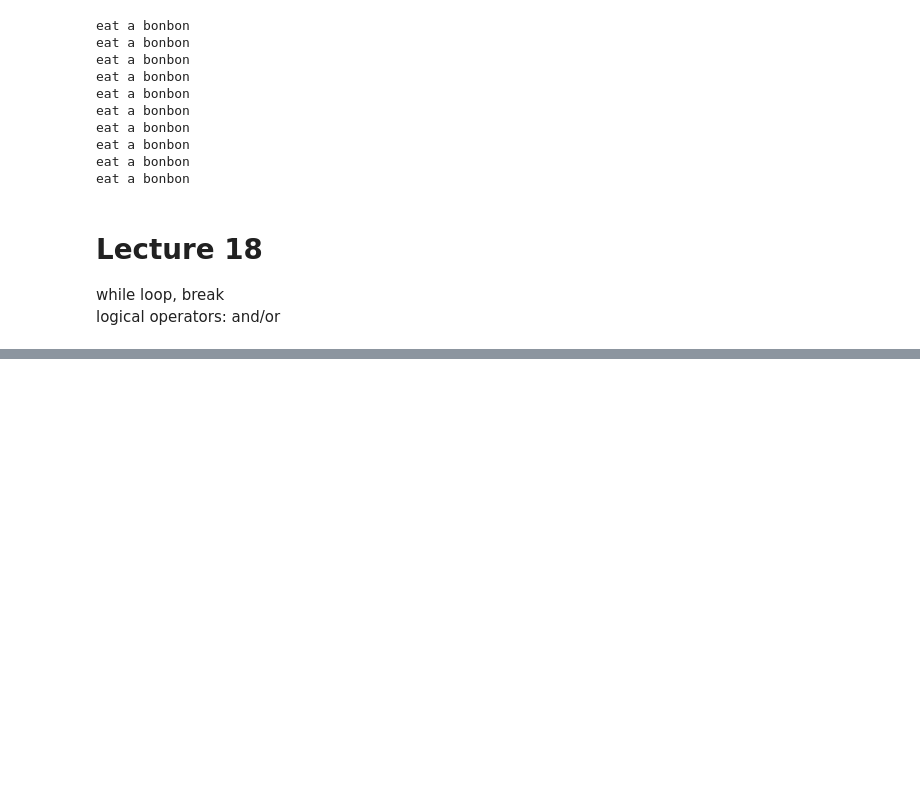
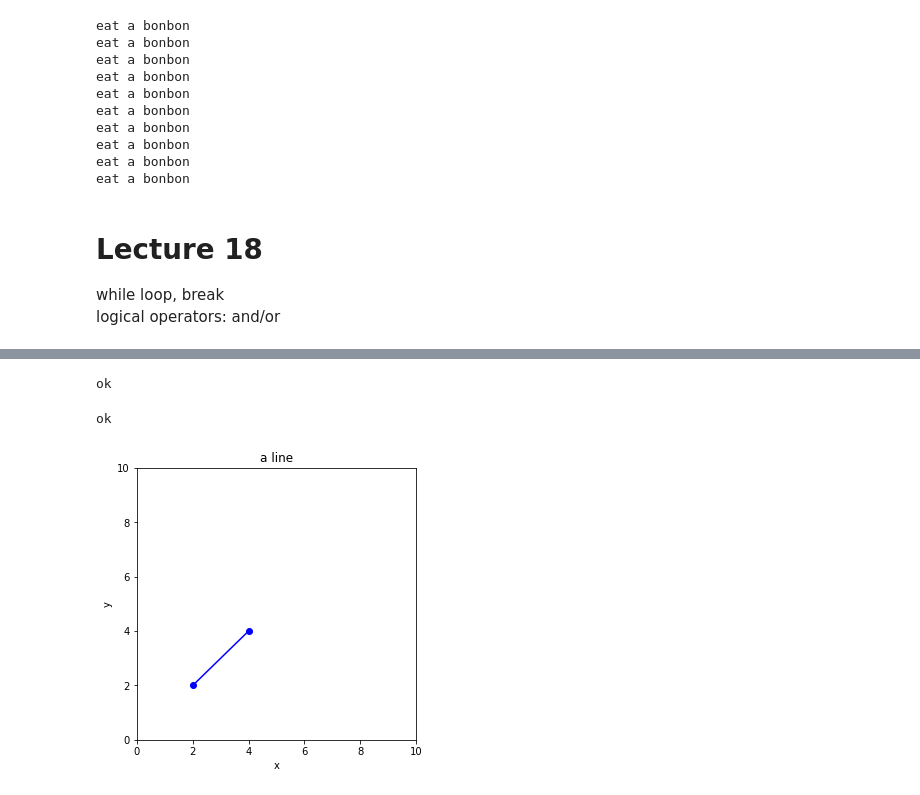
Before and after one commit to junyaogz/computational.math, a Jupyter notebook: code/A01-A20.ipynb, the cells around one changed output, grey strips where cells are left out. Saved outputs shown, nothing was run; the diff lists cells and outputs as text; code cells hidden in the pictures; blank space fills up the shorter version.

```diff
--- a/code/A01-A20.ipynb
+++ b/code/A01-A20.ipynb
@@ -539,0 +508,31 @@ plt.show()
+# %%
+x = 8
+if x > 7 and x < 9:
+    print("ok")
+else:
+    print("not ok")
+# %% [output]
+ok
+# %%
+x = 8
+if x > 8 or x < 10:
+    print("ok")
+else:
+    print("not ok")
+# %% [output]
+ok
+# %%
+from matplotlib import pyplot as plt
+plt.figure(figsize=(5,5))
+plt.xlim(0,10)
+plt.ylim(0,10)
+plt.xlabel("x")
+plt.ylabel("y")
+plt.title('a line')
+
+x = [2,4]
+y = [2,4]
+plt.plot(x,y,'bo-')
+plt.show()
+# %% [output]
+[figure, added]
```
Also changed, not shown: parts of 6 cells of this notebook, 2 other files.
